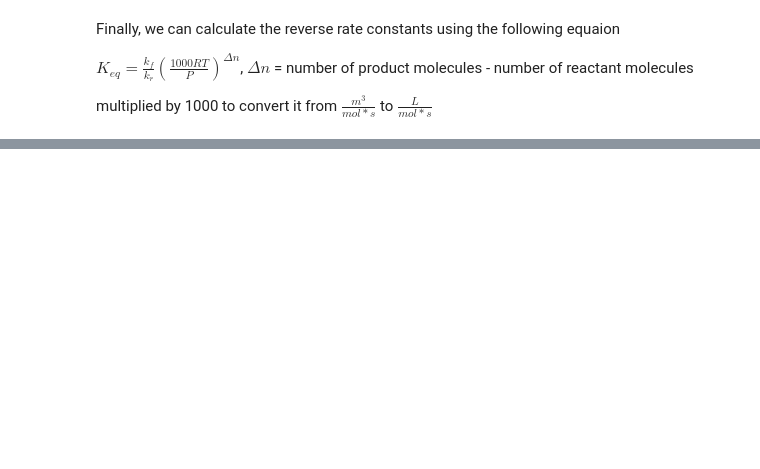
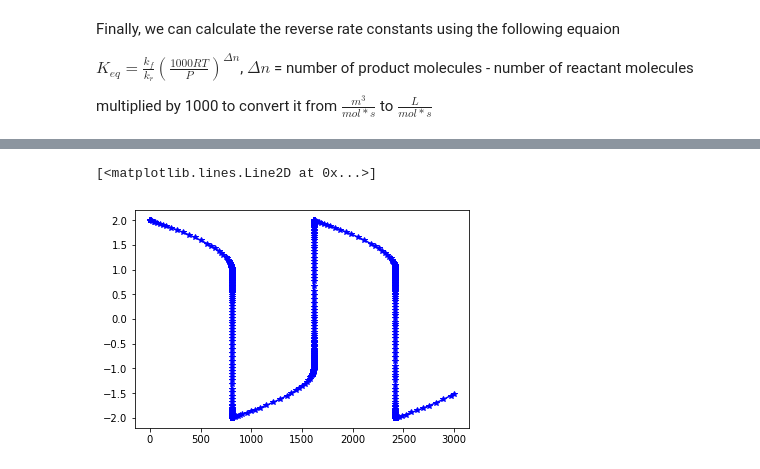
Before and after one commit to cmashraf/kinexns, a Jupyter notebook: examples/reaction_class_new.ipynb, the cells around one changed output, grey strips where cells are left out. Drawn from its saved outputs; the diff is of its cells as text; code cells hidden in the pictures; blank space fills up the shorter version.

Commit message:
solver added

```diff
--- a/examples/reaction_class_new.ipynb
+++ b/examples/reaction_class_new.ipynb
@@ -839,0 +708,69 @@ if __name__=='__main__':
+# %%
+def run_example(with_plots=True):
+    r"""
+    Demonstration of the use of CVode by solving the
+    linear test equation :math:`\dot y = - y`
+
+    on return:
+
+       - :dfn:`exp_mod`    problem instance
+
+       - :dfn:`exp_sim`    solver instance
+
+    """
+
+
+    #Define the rhs
+    def f(t,C):
+        y1, y2 = C
+        dy1dt = y2
+        dy2dt = 1000*(1 - y1**2)*y2 - y1
+        return np.array([dy1dt, dy2dt])
+        #return N.array([ydot])
+
+    y0=[2.0, 0.0]
+#     k1 = 1
+#     k2 = 1
+#     k_1 = 0.1
+#     k_2 = 0.1
+    t0 = 0
+
+    #Define an Assimulo problem
+    exp_mod = Explicit_Problem(f, y0, t0, name = r'CVode Test Example')
+
+    #Define an explicit solver
+    exp_sim = CVode(exp_mod) #Create a CVode solver
+
+    #Sets the parameters
+    exp_sim.iter  = 'Newton' #Default 'FixedPoint'
+    exp_sim.discr = 'BDF' #Default 'Adams'
+    exp_sim.atol = [1e-5] #Default 1e-6
+    exp_sim.rtol = 1e-5 #Default 1e-6
+#    exp_sim.linear_solver = "SPGMR"
+#    exp_sim.maxh = 0.1
+
+    #Simulate
+    t1, y1 = exp_sim.simulate(3000) #Simulate 5 seconds
+    #t2, y2 = exp_sim.simulate(7) #Simulate 2 seconds more
+
+    #Basic test
+    #nose.tools.assert_almost_equal(float(y2[-1]), 0.00347746, 5)
+    #nose.tools.assert_almost_equal(exp_sim.get_last_step(), 0.0222169642893, 3)
+
+    #Plot
+    if with_plots:
+        P.plot(t1, y1, color="b")
+        #P.plot(t2, y2, color="r")
+        P.title(exp_mod.name)
+        P.ylabel('y')
+        P.xlabel('Time')
+        P.show()
+    #return exp_mod, exp_sim
+    return t1, y1
+        #return N.array([ydot])
+
+mod, sim = run_example(with_plots=False)
+#print(sim[:, 199:201])
+plt.plot(mod, sim[:,0], color="b", marker = '*')
+#plt.plot(mod, sim[:,1], color="b", marker = '*')
+# %% [output]
@@ -839,0 +794,2 @@ if __name__=='__main__':
+[<matplotlib.lines.Line2D at 0x...>]
+[figure, added]
```
Also changed, not shown: parts of 65 cells of this notebook, 14 other files.
